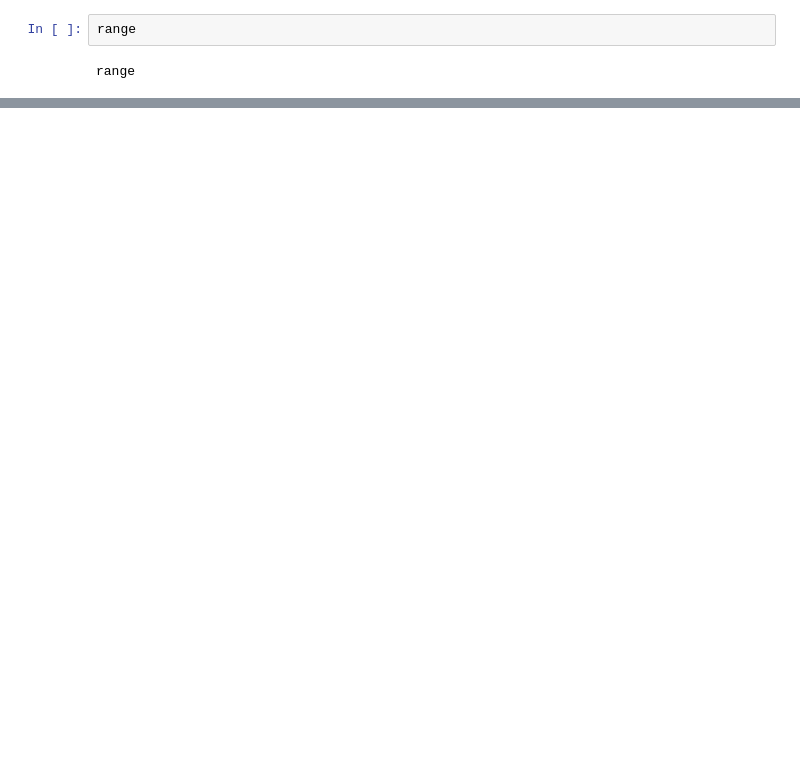
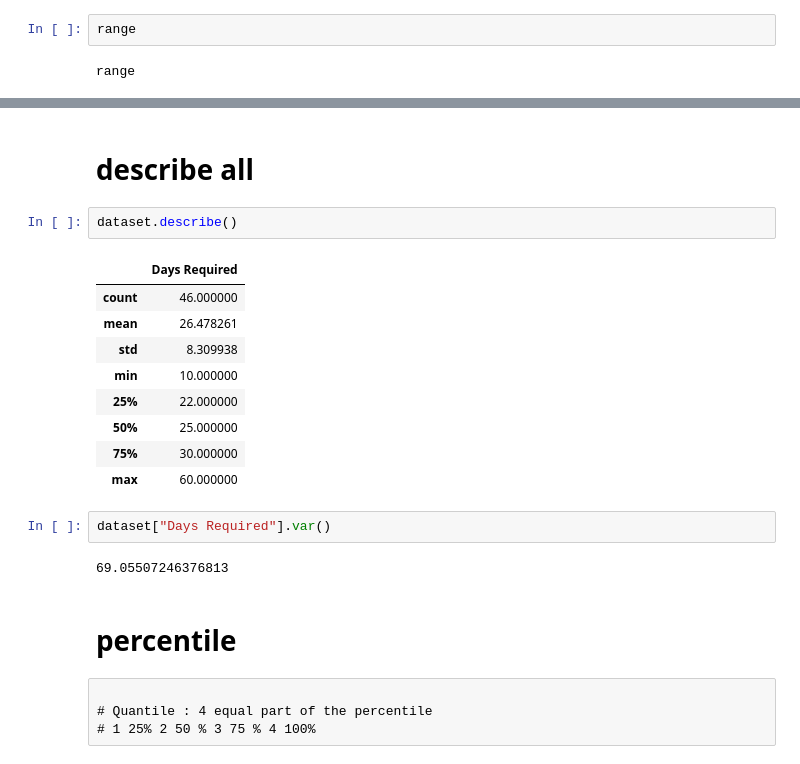
Before and after one commit to Amol-Chaudhari-sys/Skill-practice-, a Jupyter notebook: data science/03 measurement of vareability .ipynb, the cells around one changed output, grey strips where cells are left out. Drawn from its saved outputs; the diff is of its cells as text; blank space fills up the shorter version.

```diff
--- a/data science/03 measurement of vareability .ipynb
+++ b/data science/03 measurement of vareability .ipynb
@@ -33,0 +85,24 @@ range
+# %% [markdown]
+# describe all
+# %%
+dataset.describe()
+# %% [output]
+|  | Days Required |
+| count | 46.000000 |
+| mean | 26.478261 |
+| std | 8.309938 |
+| min | 10.000000 |
+| 25% | 22.000000 |
+| 50% | 25.000000 |
+| 75% | 30.000000 |
+| max | 60.000000 |
+# %%
+dataset["Days Required"].var()
+# %% [output]
+69.05507246376813
+# %% [markdown]
+# percentile
+# %% [raw]
+
+# Quantile : 4 equal part of the percentile
+# 1 25% 2 50 % 3 75 % 4 100%
```
Also changed, not shown: parts of 24 cells of this notebook, 2 other files.
